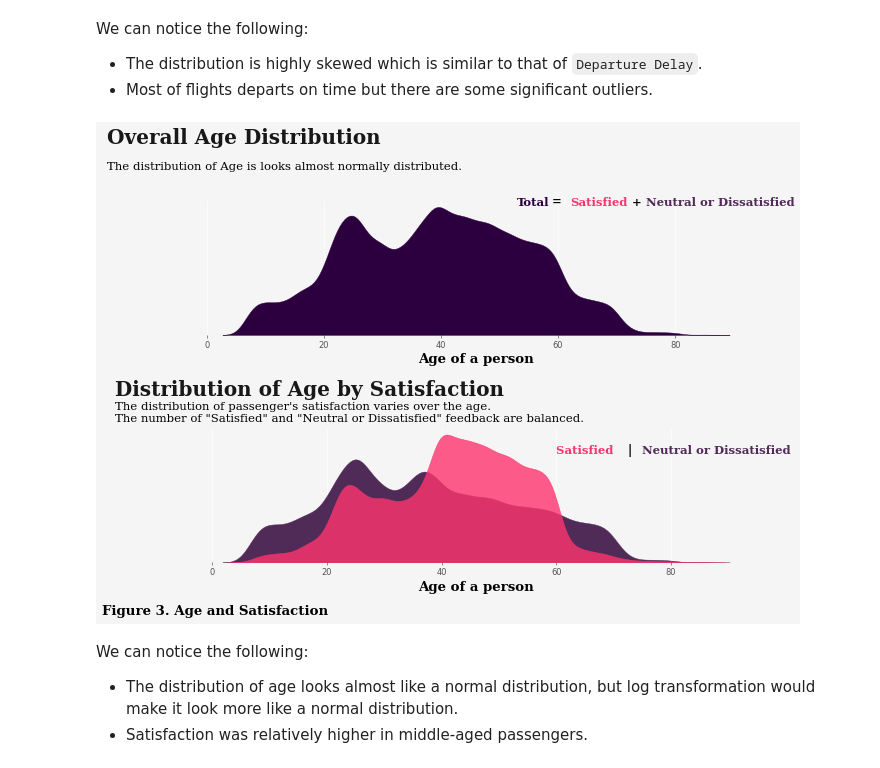
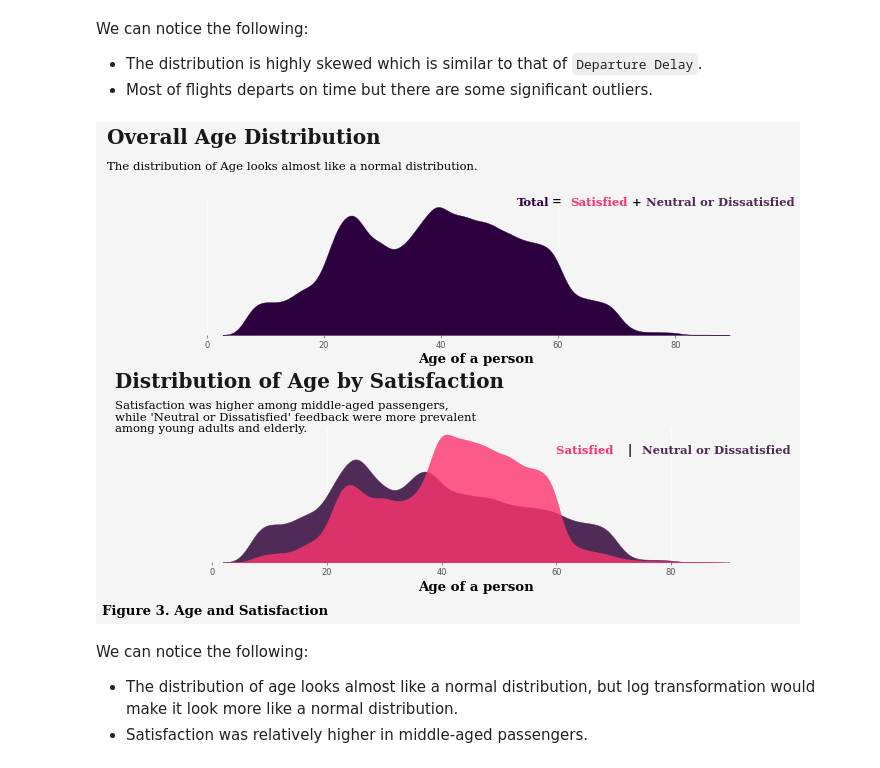
Before and after one commit to phily5051/CASA0006, a Jupyter notebook: business_traveler.ipynb, the cells around one changed output. Cells and saved outputs as stored; diff of their text form; code cells hidden in the pictures.

```diff
--- a/business_traveler.ipynb
+++ b/business_traveler.ipynb
@@ -381,38 +380,38 @@ fig.patch.set_facecolor('#f6f5f5')
 
 # distribution plots ---- only single variable, to show an overall distribution of a single variable
 
 sns.kdeplot(data = data, x = 'Age', ax = ax1, shade = True, color = '#2c003e', alpha = 1, )
 ax1.set_xlabel('Age of a person', fontdict = {'font':'Serif', 'color': 'black', 'size': 16,'weight':'bold' })
 ax1.text(-17,0.037,'Overall Age Distribution', {'font':'Serif', 'color': 'black','weight':'bold','size':24}, alpha = 0.9)
-ax1.text(-17,0.032, 'The distribution of Age is looks almost normally distributed.',
+ax1.text(-17,0.032, 'The distribution of Age looks almost like a normal distribution.',
         {'font':'Serif', 'size':'14','color': 'black'})
 ax1.text(53,0.025, 'Total',{'font':'Serif', 'size':'14','color': '#2c003e','weight':'bold'})
 ax1.text(59,0.025, '=',{'font':'Serif', 'size':'14','color': 'black','weight':'bold'})
 ax1.text(62,0.025, 'Satisfied',{'font':'Serif', 'size':'14','color': '#fe346e','weight':'bold'})
 ax1.text(72.5,0.025, '+',{'font':'Serif', 'size':'14','color': 'black','weight':'bold'})
 ax1.text(75,0.025, 'Neutral or Dissatisfied',{'font':'Serif', 'size':'14','color': '#512b58','weight':'bold'})
 
 
 
 # distribution plots with hue of satisfaction, to show the distribution of a variable with regards to target variable
 
 
 sns.kdeplot(data = data[data['Satisfaction'] == "Neutral or Dissatisfied"], x = 'Age',ax = ax2, shade = True,  alpha = 1, color = '#512b58' )
 sns.kdeplot(data = data[data['Satisfaction'] == "Satisfied"], x = 'Age',ax = ax2, shade = True,  alpha = 0.8, color = '#fe346e')
 
 ax2.set_xlabel('Age of a person', fontdict = {'font':'Serif', 'color': 'black', 'weight':'bold','size': 16})
 
-ax2.text(-17,0.0415,'Distribution of Age by Satisfaction', {'font':'Serif', 'weight':'bold','color': 'black', 'size':24}, alpha= 0.9)
-ax2.text(-17,0.035,'The distribution of passenger\'s satisfaction varies over the age. \nThe number of "Satisfied" and "Neutral or Dissatisfied" feedback are balanced.', {'font':'Serif', 'color': 'black', 'size':14})
+ax2.text(-17,0.0435,'Distribution of Age by Satisfaction', {'font':'Serif', 'weight':'bold','color': 'black', 'size':24}, alpha= 0.9)
+ax2.text(-17,0.0325,"Satisfaction was higher among middle-aged passengers,\nwhile 'Neutral or Dissatisfied' feedback were more prevalent\namong young adults and elderly.", {'font':'Serif', 'color': 'black', 'size':14})
 ax2.text(60,0.027, 'Satisfied ', {'font': 'Serif','weight':'bold','size': '14','weight':'bold','style':'normal', 'color':'#fe346e'})
 ax2.text(72.5,0.027, '|', {'color':'black' , 'size':'14', 'weight': 'bold'})
 ax2.text(75,0.027, 'Neutral or Dissatisfied', {'font': 'Serif','weight':'bold', 'size': '14','style':'normal', 'weight':'bold','color':'#512b58'})
 
-#fig.text(0,0.95,'Flight Satisfaction and Age',{'font':'Serif', 'weight':'bold','color': 'black', 'size':36})
+# Figure numbering
 plt.suptitle('Figure 3. Age and Satisfaction', fontsize=16, font='Serif',  fontweight='bold', x=0.15, y=0.13)
 fig.show()
 # %% [output]
-[figure, old version]
+[figure, new version]
 # %% [markdown]
 We can notice the following:
 
```
Also changed, not shown: parts of 12 cells of this notebook.
